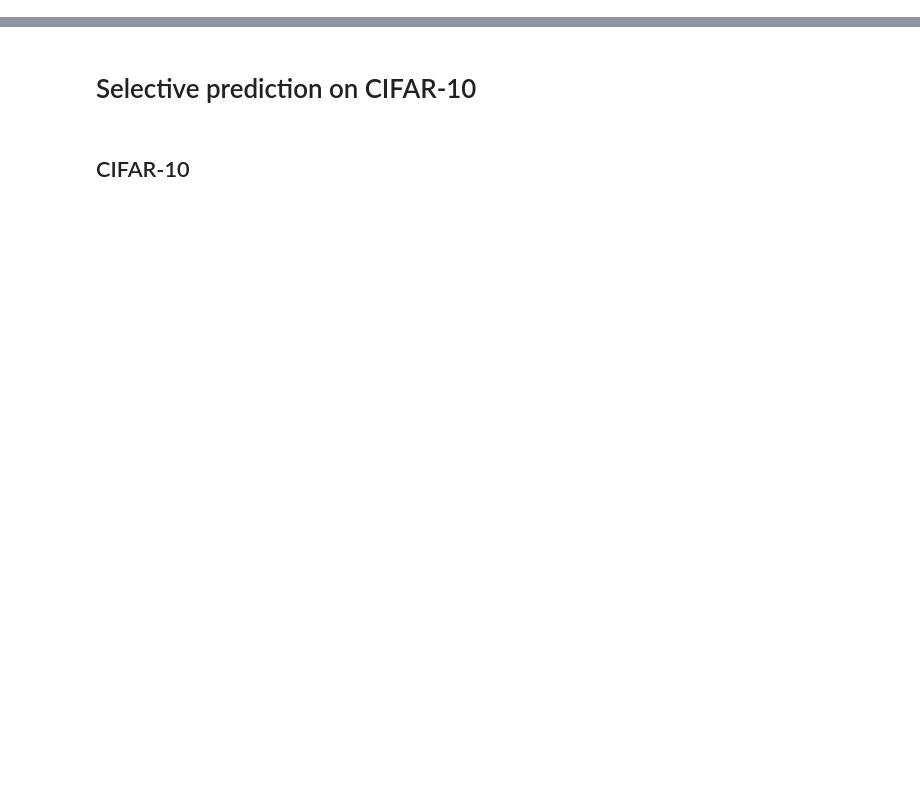
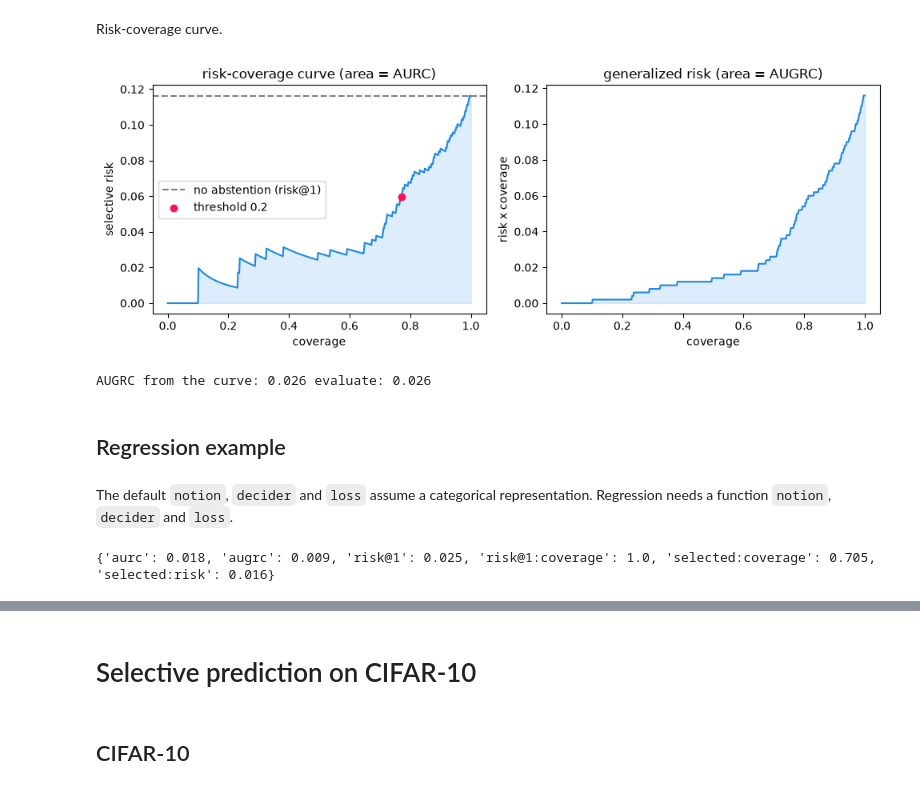
Before and after one commit to elias0224/probly, a Jupyter notebook: experiments/selective_prediction_sgr/SelectivePrediction.ipynb, the cells around one changed output, grey strips where cells are left out. Drawn from its saved outputs; the diff is of its cells as text; code cells hidden in the pictures; blank space fills up the shorter version.

Commit message:
Add API overview, workflow and regression example and Update calls in CIFAR-10 part

```diff
--- a/experiments/selective_prediction_sgr/SelectivePrediction.ipynb
+++ b/experiments/selective_prediction_sgr/SelectivePrediction.ipynb
@@ -0,0 +88,8 @@
+# %%
+X_test, y_test = make_moons(n_samples=500, noise=0.35, random_state=1)
+X_test, y_test = torch.from_numpy(X_test).float(), torch.from_numpy(y_test).long()
+
+torch.manual_seed(0)
+with torch.no_grad():
+    scores = sp.evaluate(y_test, X_test)
+print({name: round(value, 3) for name, value in scores.items()})
@@ -0,0 +107,43 @@
+# %% [markdown]
+Risk-coverage curve.
+# %%
+import matplotlib.pyplot as plt
+import numpy as np
+
+from probly.metrics.selective_prediction import risk_coverage_curve
+
+torch.manual_seed(0)  # same MC samples as the evaluate call above
+with torch.no_grad():
+    test = sp.predict(X_test)
+errors = (test.decision.probabilities.argmax(dim=-1) != y_test).float()  # zero-one loss per instance
+coverage, risk, _ = risk_coverage_curve(test.uncertainty, errors)
+coverage, risk = coverage.numpy(), risk.numpy()
+
+BLUE, RED = "#1e88e5", "#ff0d57"
+
+fig, axes = plt.subplots(1, 2, figsize=(10, 3.8), sharex=True)
+for ax, curve, title in [
+    (axes[0], risk, "risk-coverage curve (area = AURC)"),
+    (axes[1], risk * coverage, "generalized risk (area = AUGRC)"),
+]:
+    ax.plot(coverage, curve, color=BLUE)
+    ax.fill_between(coverage, curve, alpha=0.15, color=BLUE)
+    ax.set_title(title)
+    ax.set_xlabel("coverage")
+axes[0].axhline(scores["risk@1"], color="gray", linestyle="--", label="no abstention (risk@1)")
+axes[0].scatter(scores["selected:coverage"], scores["selected:risk"], color=RED, zorder=3, label="threshold 0.2")
+axes[0].set_ylabel("selective risk")
+axes[1].set_ylabel("risk x coverage")
+axes[0].legend()
+plt.tight_layout()
+plt.show()
+
+area = float(np.trapezoid(risk * coverage, coverage))
+print("AUGRC from the curve:", round(area, 3), "evaluate:", round(scores["augrc"], 3))
+# %% [output]
+[figure, added]
+AUGRC from the curve: 0.026 evaluate: 0.026
+# %% [markdown]
+## Regression example
+# %% [markdown]
+The default ``notion``, ``decider`` and ``loss`` assume a categorical representation. Regression needs a function ``notion``, ``decider`` and ``loss``.
@@ -0,0 +181,16 @@
+# %%
+sp = selective_predictor(
+    ens,
+    selector=selector(coverage=0.7),
+    notion=lambda s: s.sample_var().squeeze(-1),    # criterion, variance across members
+    decider=lambda s: s.sample_mean().squeeze(-1),  # decision, ensemble mean
+    loss=lambda d, y: (d - y) ** 2,                 # squared error per instance
+)
+
+with torch.no_grad():
+    sp.calibrate(None, X_cal)
+    scores = sp.evaluate(y_te, X_te)
+    test = sp.predict(X_te)
+print({name: round(value, 3) for name, value in scores.items()})
+# %% [output]
+{'aurc': 0.018, 'augrc': 0.009, 'risk@1': 0.025, 'risk@1:coverage': 1.0, 'selected:coverage': 0.705, 'selected:risk': 0.016}
```
Also changed, not shown: parts of 19 cells of this notebook.
